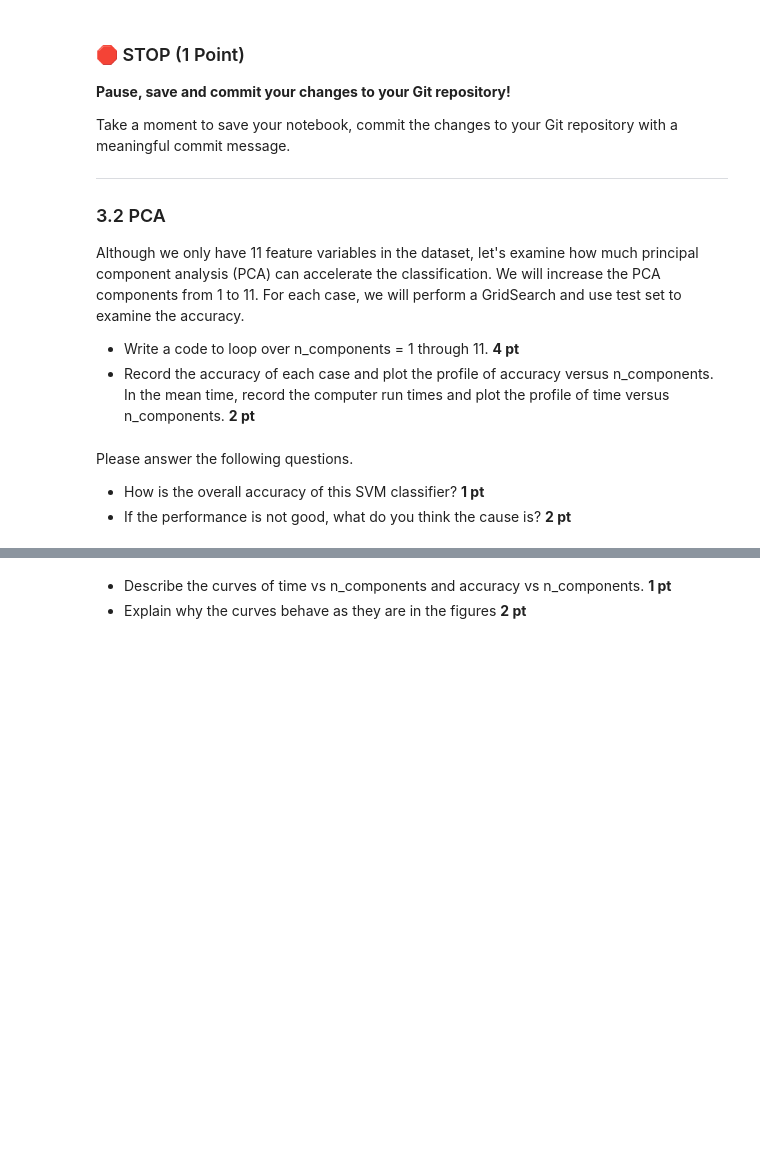
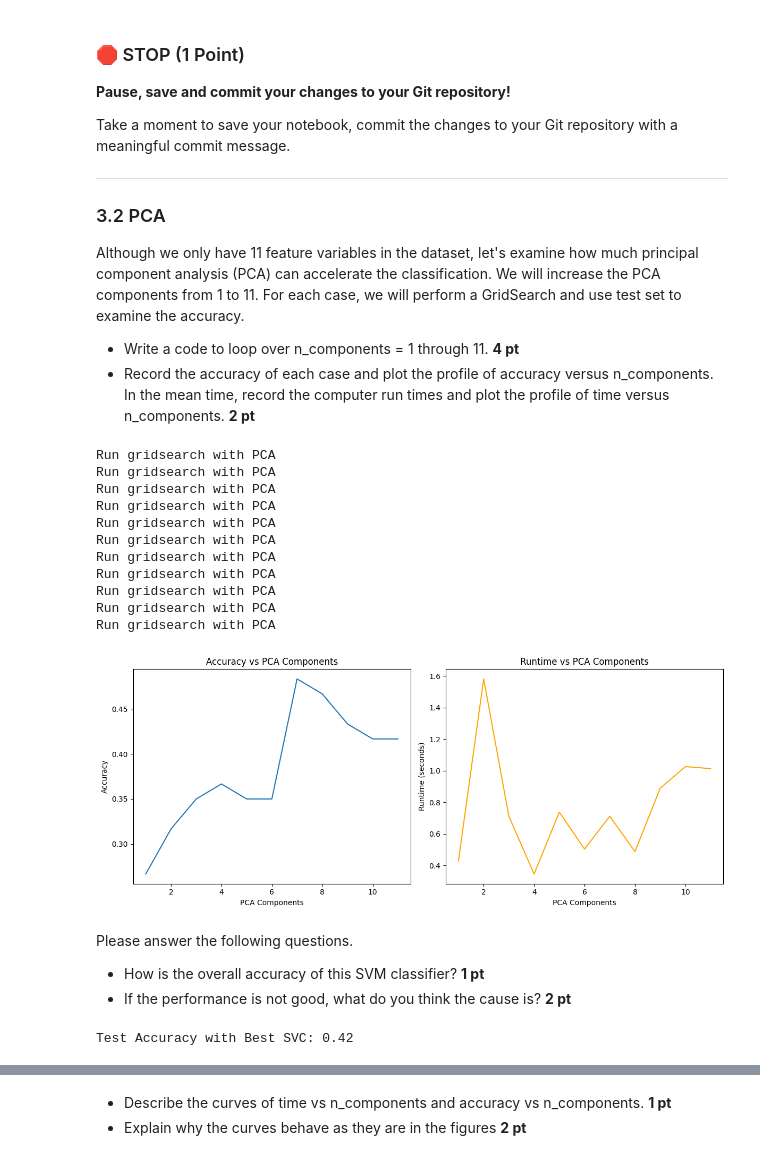
Before and after one commit to JakeRoll04/CMSE202-f25-turnin, a Jupyter notebook: hw-04/HW-04_Perceptron_SVM_Jake Roll.ipynb, the cells around one changed output, grey strips where cells are left out. Cells and saved outputs as stored; diff of their text form; code cells hidden in the pictures; blank space fills up the shorter version.

```diff
--- a/hw-04/HW-04_Perceptron_SVM_Jake Roll.ipynb
+++ b/hw-04/HW-04_Perceptron_SVM_Jake Roll.ipynb
@@ -614,8 +615,87 @@ Although we only have 11 feature variables in the dataset, let's examine how muc
 * Record the accuracy of each case and plot the profile of accuracy versus n_components. In the mean time, record the computer run times and plot the profile of time versus n_components. **2 pt**
 # %%
 # put your code here
+import numpy as np
+import matplotlib.pyplot as plt
+from sklearn.decomposition import PCA
+from sklearn.model_selection import GridSearchCV, train_test_split
+from sklearn.svm import SVC
+from sklearn.metrics import accuracy_score
+from time import time
+
+customer_200 = customer.iloc[:200]
+
+X = customer_200.drop(columns = ['custcat']).values
+y = customer_200['custcat'].values
+
+train_vectors, test_vectors, train_labels, test_labels = train_test_split(X, y, test_size = 0.3, train_size = 0.7, random_state =42)
+
+
+param_grid = {
+    'C': [0.1, 1],
+    'gamma': ['scale'],
+    'kernel': ['linear', 'rbf']}
+
+accuracies = []
+runtimes = []
+
+for i in range(1,12):
+    print('Run gridsearch with PCA')
+    start = time()
+
+    # Apply PCA
+    pca = PCA(n_components=i)
+    X_train_pca = pca.fit_transform(train_vectors)
+    X_test_pca = pca.transform(test_vectors)
+
+    # Grid search
+    grid = GridSearchCV(SVC(), param_grid, cv=3, n_jobs=1)
+    grid.fit(X_train_pca, train_labels)
+
+    # Predict and record accuracy
+    y_pred = grid.predict(X_test_pca)
+    acc = accuracy_score(test_labels, y_pred)
+    elapsed = time() - start
+
+    accuracies.append(acc)
+    runtimes.append(elapsed)
+
+plt.figure(figsize=(12, 5))
+
+plt.subplot(1, 2, 1)
+plt.plot(range(1, 12), accuracies)
+plt.xlabel("PCA Components")
+plt.ylabel("Accuracy")
+plt.title("Accuracy vs PCA Components")
+
+# Plot Time vs. Components
+plt.subplot(1, 2, 2)
+plt.plot(range(1, 12), runtimes, color='orange')
+plt.xlabel("PCA Components")
+plt.ylabel("Runtime (seconds)")
+plt.title("Runtime vs PCA Components")
+
+plt.tight_layout()
+plt.show()
+# %% [output]
+Run gridsearch with PCA
+Run gridsearch with PCA
+Run gridsearch with PCA
+Run gridsearch with PCA
+Run gridsearch with PCA
+Run gridsearch with PCA
+Run gridsearch with PCA
+Run gridsearch with PCA
+Run gridsearch with PCA
+Run gridsearch with PCA
+Run gridsearch with PCA
+[figure, added]
 # %% [markdown]
 Please answer the following questions.
 * How is the overall accuracy of this SVM classifier?  **1 pt**
 * If the performance is not good, what do you think the cause is? **2 pt**
+# %%
+print(f"Test Accuracy with Best SVC: {acc:.2f}")
+# %% [output]
+Test Accuracy with Best SVC: 0.42
 # %% [markdown]
```
Also changed, not shown: parts of 3 cells of this notebook.
